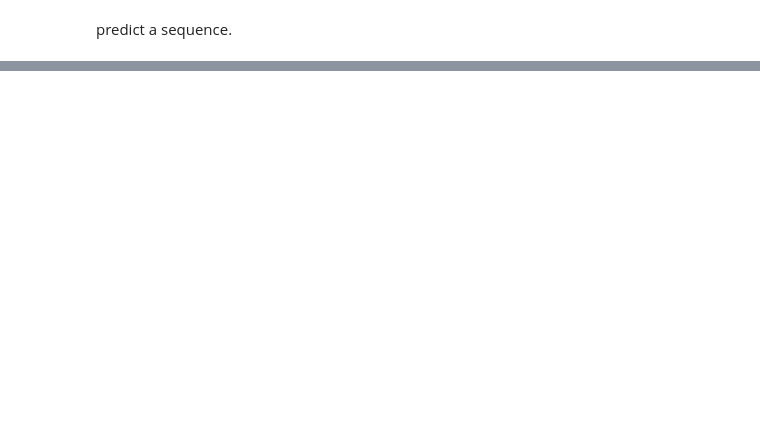
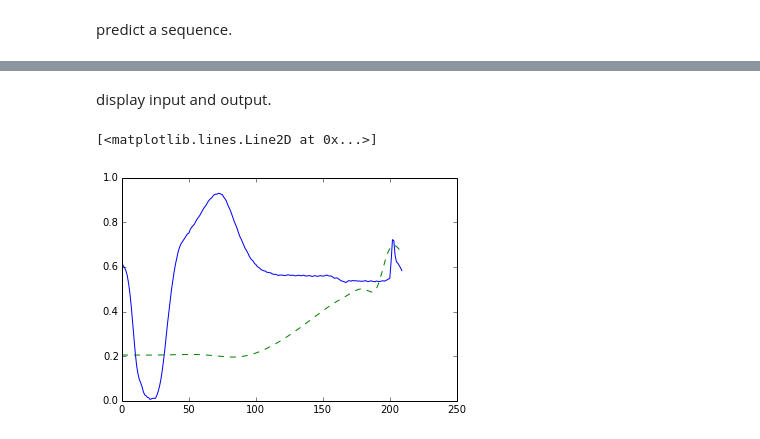
Before and after one commit to afcarl/chainer_seq2seq, a Jupyter notebook: experiment_01.ipynb, the cells around one changed output, grey strips where cells are left out. Saved outputs shown, nothing was run; the diff lists cells and outputs as text; code cells hidden in the pictures; blank space fills up the shorter version.

```diff
--- a/experiment_01.ipynb
+++ b/experiment_01.ipynb
@@ -5,8 +5,8 @@
 load data
 # %%
 import cPickle
-src_data = cPickle.load(open("/home/ubuntu/data/seq2seq/train_dataset.pkl"))
-print(src_data.shape)
+train_src_data = cPickle.load(open("/home/ubuntu/data/seq2seq/train_dataset.pkl"))
+print(train_src_data.shape)
 # %% [output]
 (15000, 1)
 # %%
@@ -20,8 +20,8 @@ make a set of mini batches
 # %%
 import utils
 LENGTH_OF_TRAIN_SEQUENCE = 210
-src_xsequences = utils.make_mini_batch_without_overlap(src_data[:,0], LENGTH_OF_TRAIN_SEQUENCE)
-print(src_xsequences.shape)
+train_src_mini_batch_data = utils.make_mini_batch_without_overlap(train_src_data[:,0], LENGTH_OF_TRAIN_SEQUENCE)
+print(train_src_mini_batch_data.shape)
 # %% [output]
 (71, 210)
 # %%
@@ -46,4 +59,4 @@ train a model.
 # %%
 import params
 import train
-train.train(src_xsequences)
+train.train(train_src_mini_batch_data, valid_src_mini_batch_data)
@@ -71,0 +113,17 @@ print("dst", dst_xsequences)
+# %% [markdown]
+display input and output.
+# %%
+index = 0
+# src data
+plt.plot(valid_src_mini_batch_data[index])
+
+# print(valid_src_mini_batch_data[index][:10])
+
+
+# prediction result
+inverse_valid_dst_mini_batch_data = np.fliplr(valid_dst_mini_batch_data)
+plt.plot(inverse_valid_dst_mini_batch_data[index], linestyle="dashed")
+# print(inverse_valid_dst_mini_batch_data[index][:10])
+# %% [output]
+[<matplotlib.lines.Line2D at 0x...>]
+[figure, added]
```
Also changed, not shown: parts of 9 cells of this notebook, 3 other files.
